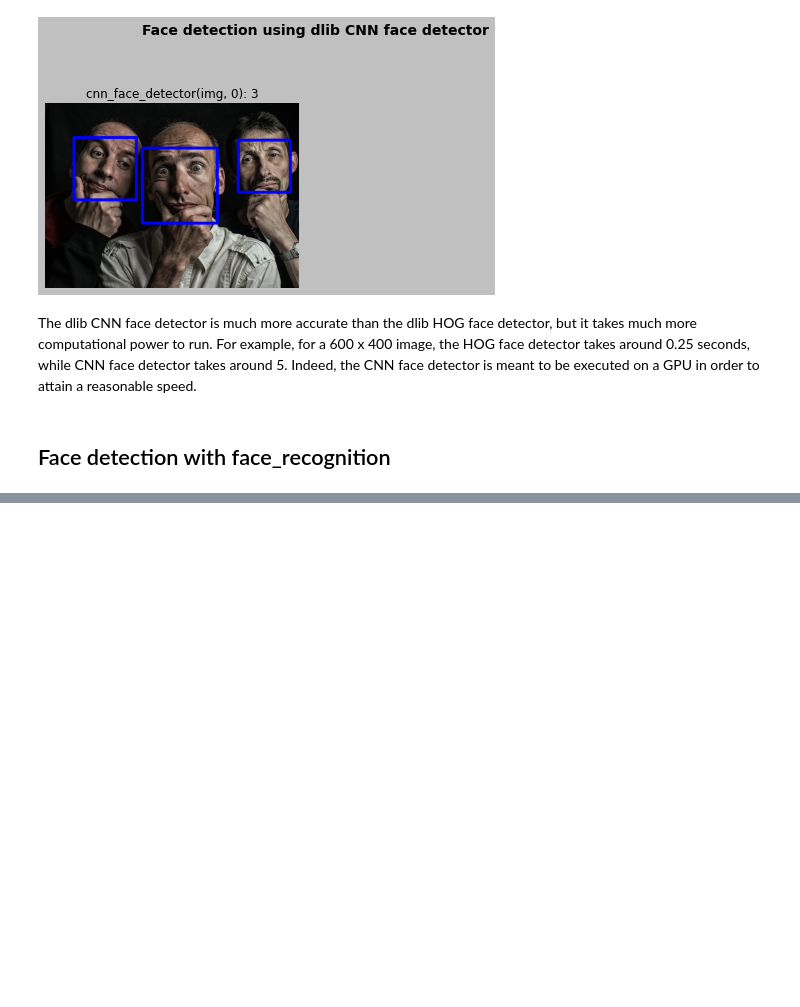
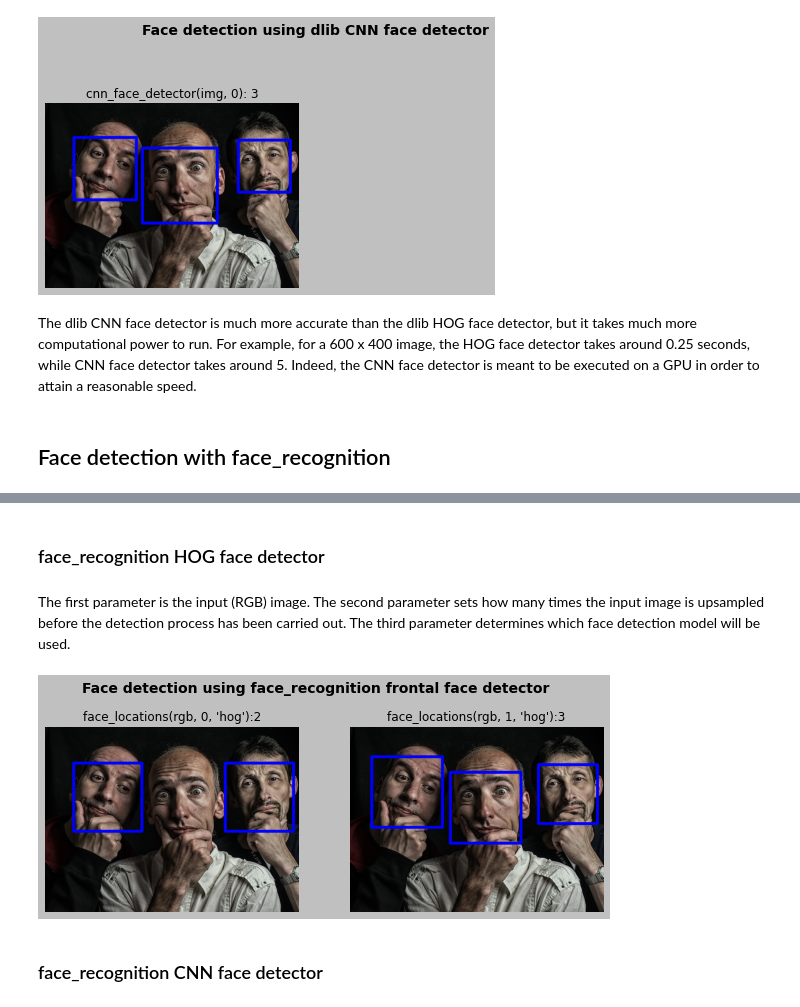
Before and after one commit to rahiakela/opencv-projects-and-guide, a Jupyter notebook: mastering-opencv4-with-python/11-face-detection-tracking-and-recognition/1_face_detection.ipynb, the cells around one changed output, grey strips where cells are left out. Saved outputs shown, nothing was run; the diff lists cells and outputs as text; code cells hidden in the pictures; blank space fills up the shorter version.

```diff
--- a/mastering-opencv4-with-python/11-face-detection-tracking-and-recognition/1_face_detection.ipynb
+++ b/mastering-opencv4-with-python/11-face-detection-tracking-and-recognition/1_face_detection.ipynb
@@ -473,0 +479,37 @@ The dlib CNN face detector is much more accurate than the dlib HOG face detector
+# %%
+def show_detection(image, faces):
+    """Draws a rectangle over each detected face"""
+
+    for face in faces:
+        top, right, bottom, left = face
+        cv2.rectangle(image, (left, top), (right, bottom), (255, 0, 0), 10)
+    return image
+# %%
+# Convert the image from BGR color (which OpenCV uses) to RGB color (which face_recognition uses)
+rgb = img[:, :, ::-1]
+# %% [markdown]
+### face_recognition HOG face detector
+# %% [markdown]
+The first parameter is the input (RGB) image. The second parameter sets how many times the input image is upsampled before the detection process has been carried out. The third parameter determines which face detection model will be used.
+# %%
+rects_1 = face_recognition.face_locations(rgb, 0, "hog")
+rects_2 = face_recognition.face_locations(rgb, 1, "hog")
+# %%
+# Draw face detections
+img_faces_1 = show_detection(img.copy(), rects_1)
+img_faces_2 = show_detection(img.copy(), rects_2)
+
+# Create the dimensions of the figure and set title
+fig = plt.figure(figsize=(10, 4))
+plt.suptitle("Face detection using face_recognition frontal face detector", fontsize=14, fontweight='bold')
+fig.patch.set_facecolor('silver')
+
+# Plot the images
+show_img_with_matplotlib(img_faces_1, "face_locations(rgb, 0, 'hog'):" + str(len(rects_1)), 1)
+show_img_with_matplotlib(img_faces_2, "face_locations(rgb, 1, 'hog'):" + str(len(rects_2)), 2)
+
+plt.show()
+# %% [output]
+[figure, added]
+# %% [markdown]
+### face_recognition CNN face detector
```
Also changed, not shown: parts of 10 cells of this notebook.
